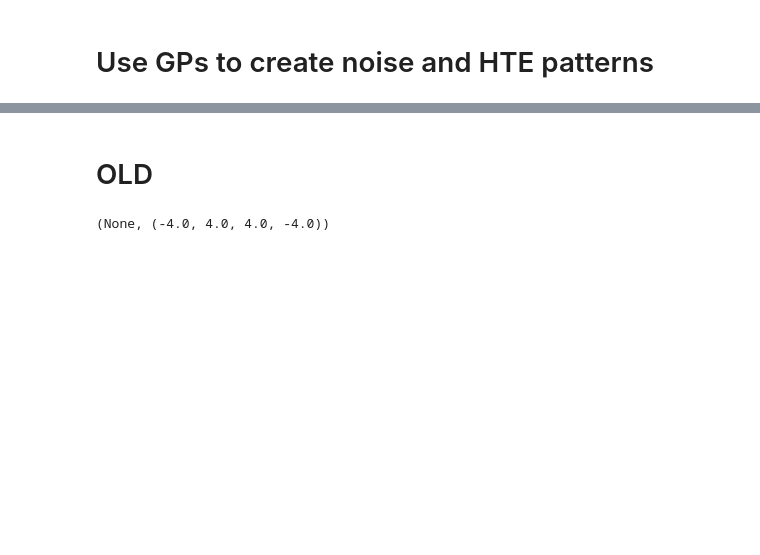
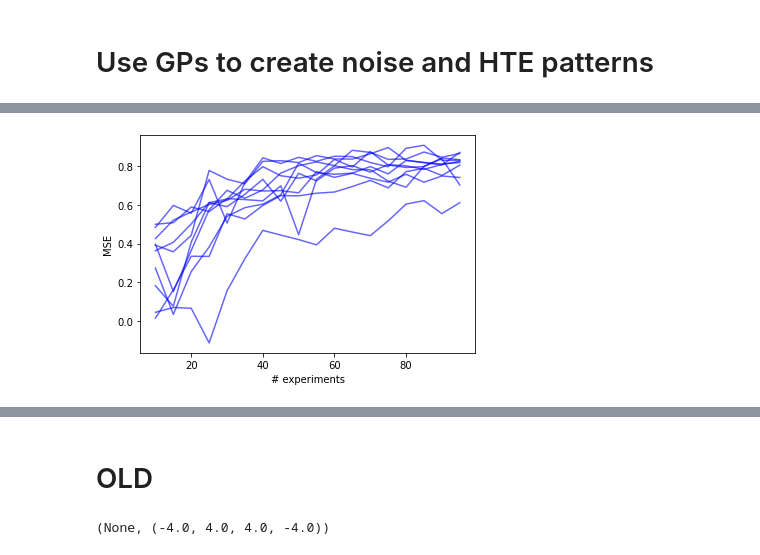
Before and after one commit to malsobay/pgg-analysis, a Jupyter notebook: experiment_simulation.ipynb, the cells around one changed output, grey strips where cells are left out. Cells and saved outputs as stored; diff of their text form; code cells hidden in the pictures; blank space fills up the shorter version.

```diff
--- a/experiment_simulation.ipynb
+++ b/experiment_simulation.ipynb
@@ -86,0 +145,10 @@ def run_experiment(design_param1, design_param2, n_trials, exp_num=0):
+# %%
+df_sim_master = pd.concat(exp_sim_dfs, ignore_index=True)
+for exp_sim_id in df_sim_master.exp_sim_id.unique():
+    plt.plot(df_sim_master.query("exp_sim_id == @exp_sim_id")["n_experiments"], df_sim_master.query("exp_sim_id == @exp_sim_id")["oos_r2"], color="blue", alpha=0.6)
+
+plt.xlabel("# experiments")
+plt.ylabel("MSE")
+plt.show()
+# %% [output]
+[figure, added]
```
Also changed, not shown: parts of 31 cells of this notebook.
